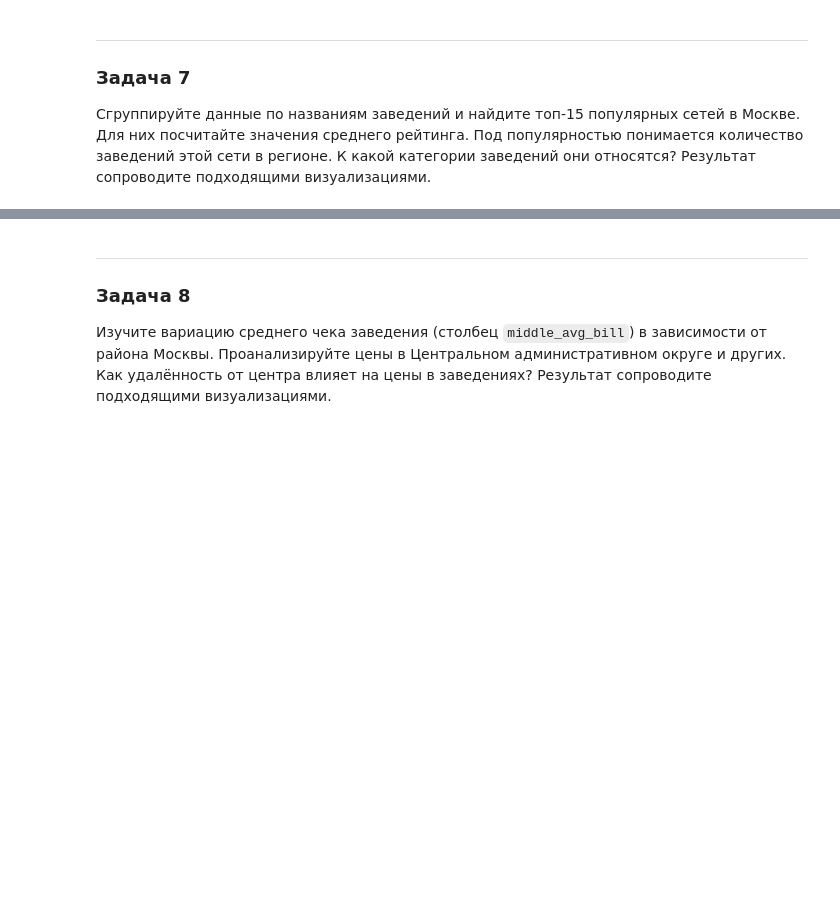
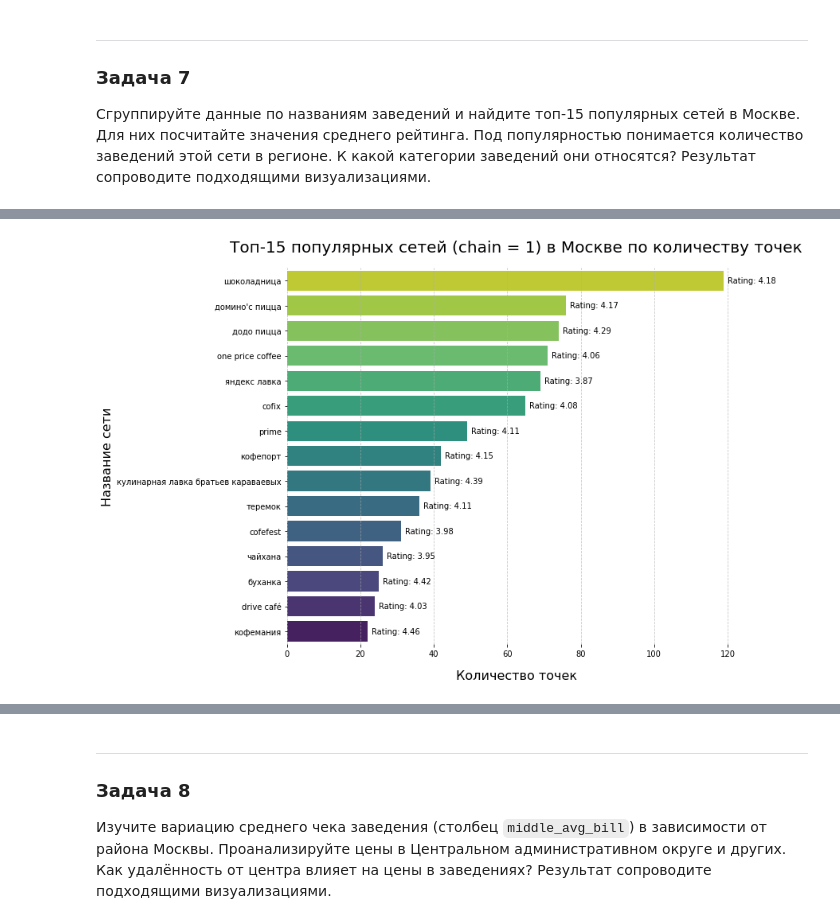
Before and after one commit to alexf2/yp_data_science_tasks, a Jupyter notebook: sprint7_pandas/sprint7_project_new.ipynb, the cells around one changed output, grey strips where cells are left out. Saved outputs shown, nothing was run; the diff lists cells and outputs as text; code cells hidden in the pictures; blank space fills up the shorter version.

```diff
--- a/sprint7_pandas/sprint7_project_new.ipynb
+++ b/sprint7_pandas/sprint7_project_new.ipynb
@@ -1201,3 +1357,23 @@ plt.show()
 ### Задача 7
 
 Сгруппируйте данные по названиям заведений и найдите топ-15 популярных сетей в Москве. Для них посчитайте значения среднего рейтинга. Под популярностью понимается количество заведений этой сети в регионе. К какой категории заведений они относятся? Результат сопроводите подходящими визуализациями.
+# %%
+chains_stats = rest_df.query('chain == 1').groupby(['name', 'category']).agg(
+    count=('name', 'count'),
+    avg_rating=('rating', 'mean'),
+    median_rating=('rating', 'median'),
+    # мода может вернуть несколько значений, берем первое
+    min_price=('price', lambda x: x.mode().iloc[0] if not x.mode().empty else 'нет данных'),
+    avg_bill_mean=('middle_avg_bill', 'mean')
+).reset_index()
+
+# Сортируем и берем топ
+top_15_chains = chains_stats.sort_values('count', ascending=False).head(15)
+
+# Форматируем
+styled = top_15_chains.style.format({
+    'avg_rating': '{:.2f}',
+    'median_rating': '{:.2f}',
+    'avg_bill_mean': lambda x: f'{x:.2f} ₽' if pd.notna(x) else '—'
+})
+display(styled)
@@ -1203,0 +1397,23 @@ plt.show()
+# %%
+plt.figure(figsize=(12, 8))
+ax = sns.barplot(data=top_15_chains, x='count', y='name', palette='viridis_r')
+
+# Добавляем подписи среднего рейтинга на бары
+for i, p in enumerate(ax.patches):
+    rating = top_15_chains.iloc[i]['avg_rating']
+    ax.annotate(f'Rating: {rating:.2f}',
+                (p.get_width(), p.get_y() + p.get_height() / 2),
+                xytext=(5, 0), textcoords='offset points',
+                va='center', fontsize=10)
+
+plt.title('Топ-15 популярных сетей (chain = 1) в Москве по количеству точек', fontsize=20, pad=20)
+plt.xlabel('Количество точек', fontsize=16, labelpad=15)
+plt.ylabel('Название сети', fontsize=16)
+plt.grid(axis='x', linestyle='--', alpha=0.7, zorder=0)
+
+sns.despine(left=True, bottom=True)
+plt.tight_layout()
+
+plt.show()
+# %% [output]
+[figure, added]
```
Also changed, not shown: parts of 35 cells of this notebook.
